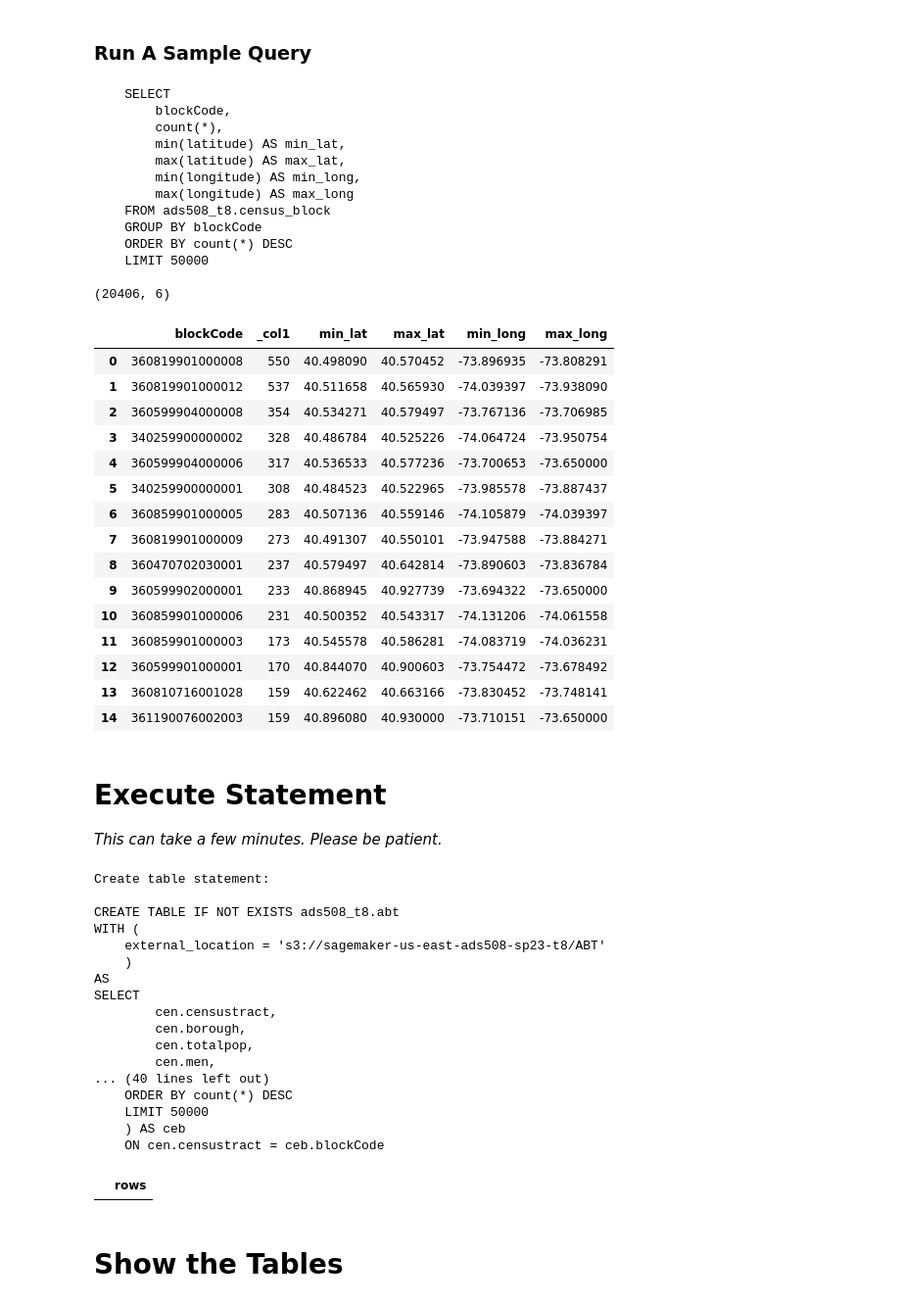
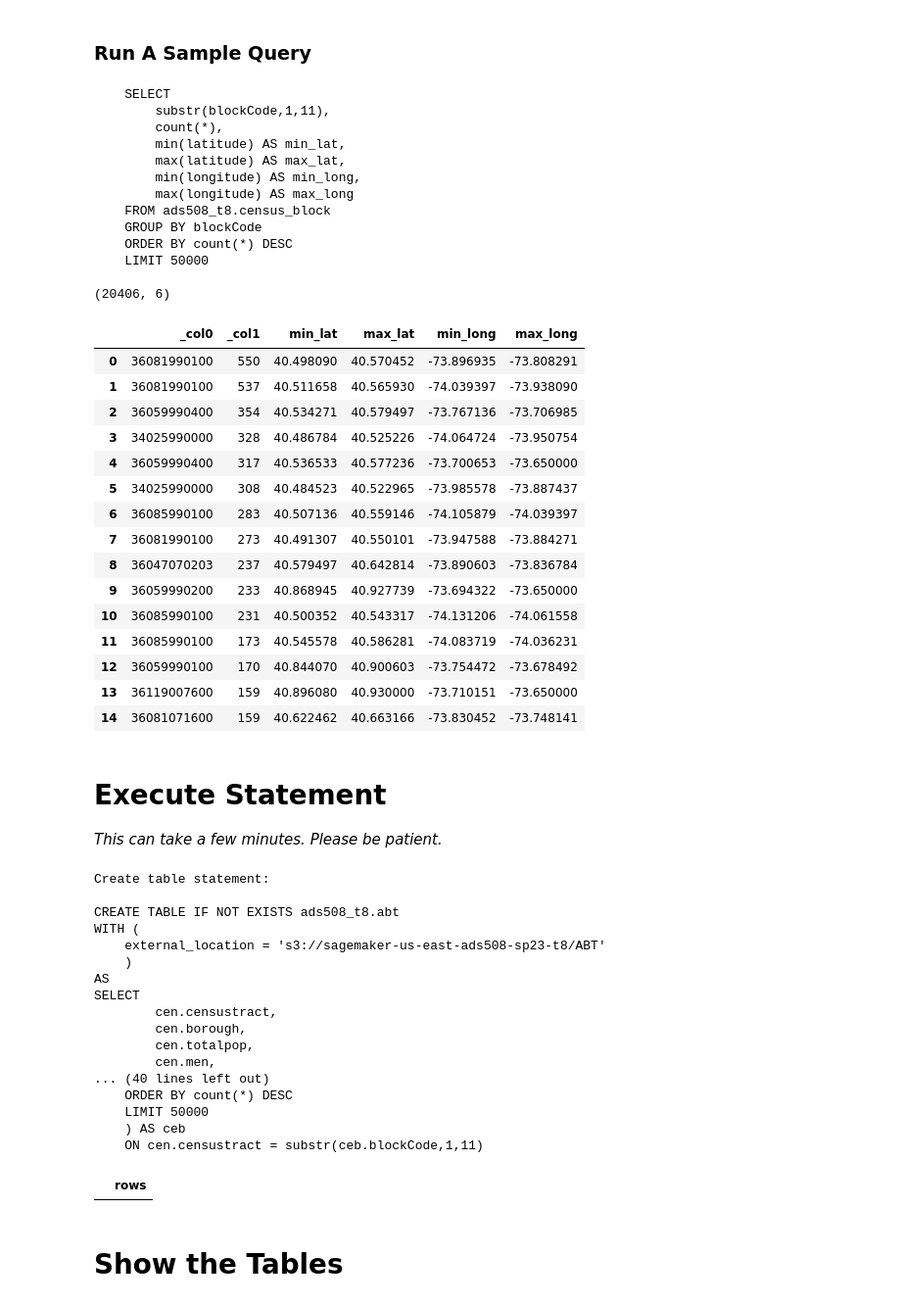
Before and after one commit to amcarr-ds/ML_modeling_using_AWS_proj, a Jupyter notebook: deliverables/00b_S3_Setup_Join_amc_v1.ipynb, the cells around one changed output. Shown at 98% size. Drawn from its saved outputs; the diff is of its cells as text; code cells hidden in the pictures.

Commit message:
Interim save on ABT table creation; add def_bucket path the 00->00b

```diff
--- a/deliverables/00b_S3_Setup_Join_amc_v1.ipynb
+++ b/deliverables/00b_S3_Setup_Join_amc_v1.ipynb
@@ -231,54 +231,54 @@ Dataframe contains records: True
 # %%
 ceb_select_dbn_stmnt01 = f"""
     SELECT
-        blockCode,
+        substr(blockCode,1,11),
         count(*),
         min(latitude) AS min_lat,
         max(latitude) AS max_lat,
         min(longitude) AS min_long,
         max(longitude) AS max_long
     FROM {database_name}.{ceb_tsv_tbl_name}
     GROUP BY blockCode
     ORDER BY count(*) DESC
     LIMIT 50000
     """
 
 print(ceb_select_dbn_stmnt01)
 
 ceb_df01_s01 = pd.read_sql(ceb_select_dbn_stmnt01,
                            conn)
 print(ceb_df01_s01.shape)
 display(ceb_df01_s01.head(15))
 # %% [output]
     SELECT
-        blockCode,
+        substr(blockCode,1,11),
         count(*),
         min(latitude) AS min_lat,
         max(latitude) AS max_lat,
         min(longitude) AS min_long,
         max(longitude) AS max_long
     FROM ads508_t8.census_block
     GROUP BY blockCode
     ORDER BY count(*) DESC
     LIMIT 50000
 
 (20406, 6)
-|  | blockCode | _col1 | min_lat | max_lat | min_long | max_long |
-| 0 | 360819901000008 | 550 | 40.498090 | 40.570452 | -73.896935 | -73.808291 |
-| 1 | 360819901000012 | 537 | 40.511658 | 40.565930 | -74.039397 | -73.938090 |
-| 2 | 360599904000008 | 354 | 40.534271 | 40.579497 | -73.767136 | -73.706985 |
-| 3 | 340259900000002 | 328 | 40.486784 | 40.525226 | -74.064724 | -73.950754 |
-| 4 | 360599904000006 | 317 | 40.536533 | 40.577236 | -73.700653 | -73.650000 |
-| 5 | 340259900000001 | 308 | 40.484523 | 40.522965 | -73.985578 | -73.887437 |
-| 6 | 360859901000005 | 283 | 40.507136 | 40.559146 | -74.105879 | -74.039397 |
-| 7 | 360819901000009 | 273 | 40.491307 | 40.550101 | -73.947588 | -73.884271 |
-| 8 | 360470702030001 | 237 | 40.579497 | 40.642814 | -73.890603 | -73.836784 |
-| 9 | 360599902000001 | 233 | 40.868945 | 40.927739 | -73.694322 | -73.650000 |
-| 10 | 360859901000006 | 231 | 40.500352 | 40.543317 | -74.131206 | -74.061558 |
-| 11 | 360859901000003 | 173 | 40.545578 | 40.586281 | -74.083719 | -74.036231 |
-| 12 | 360599901000001 | 170 | 40.844070 | 40.900603 | -73.754472 | -73.678492 |
-| 13 | 360810716001028 | 159 | 40.622462 | 40.663166 | -73.830452 | -73.748141 |
-| 14 | 361190076002003 | 159 | 40.896080 | 40.930000 | -73.710151 | -73.650000 |
+|  | _col0 | _col1 | min_lat | max_lat | min_long | max_long |
+| 0 | 36081990100 | 550 | 40.498090 | 40.570452 | -73.896935 | -73.808291 |
+| 1 | 36081990100 | 537 | 40.511658 | 40.565930 | -74.039397 | -73.938090 |
+| 2 | 36059990400 | 354 | 40.534271 | 40.579497 | -73.767136 | -73.706985 |
+| 3 | 34025990000 | 328 | 40.486784 | 40.525226 | -74.064724 | -73.950754 |
+| 4 | 36059990400 | 317 | 40.536533 | 40.577236 | -73.700653 | -73.650000 |
+| 5 | 34025990000 | 308 | 40.484523 | 40.522965 | -73.985578 | -73.887437 |
+| 6 | 36085990100 | 283 | 40.507136 | 40.559146 | -74.105879 | -74.039397 |
+| 7 | 36081990100 | 273 | 40.491307 | 40.550101 | -73.947588 | -73.884271 |
+| 8 | 36047070203 | 237 | 40.579497 | 40.642814 | -73.890603 | -73.836784 |
+| 9 | 36059990200 | 233 | 40.868945 | 40.927739 | -73.694322 | -73.650000 |
+| 10 | 36085990100 | 231 | 40.500352 | 40.543317 | -74.131206 | -74.061558 |
+| 11 | 36085990100 | 173 | 40.545578 | 40.586281 | -74.083719 | -74.036231 |
+| 12 | 36059990100 | 170 | 40.844070 | 40.900603 | -73.754472 | -73.678492 |
+| 13 | 36119007600 | 159 | 40.896080 | 40.930000 | -73.710151 | -73.650000 |
+| 14 | 36081071600 | 159 | 40.622462 | 40.663166 | -73.830452 | -73.748141 |
 # %%
 # Set S3 path to Parquet data
 abt_s3_data_path = f"s3://{bucket}/ABT"
@@ -345,7 +345,7 @@ LEFT JOIN (
     ORDER BY count(*) DESC
     LIMIT 50000
     ) AS ceb
-    ON cen.censustract = ceb.blockCode
+    ON cen.censustract = substr(ceb.blockCode,1,11)
 """
 
 print(f'Create table statement:\n{create_abt_tble_stmnt}')
@@ -372,7 +372,7 @@ SELECT
     ORDER BY count(*) DESC
     LIMIT 50000
     ) AS ceb
-    ON cen.censustract = ceb.blockCode
+    ON cen.censustract = substr(ceb.blockCode,1,11)
 |  | rows |
 # %% [markdown]
 # Show the Tables
```
Also changed, not shown: parts of 5 cells of this notebook, 1 other file.
